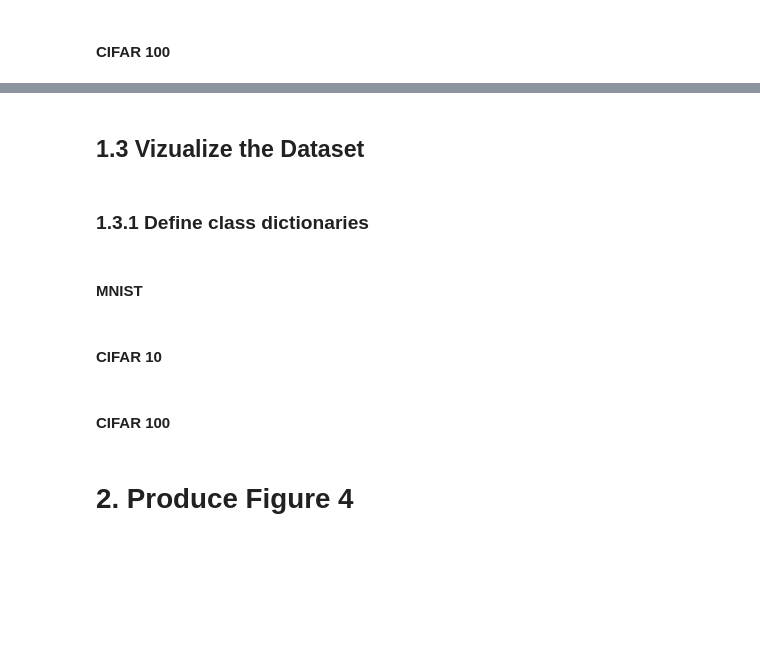
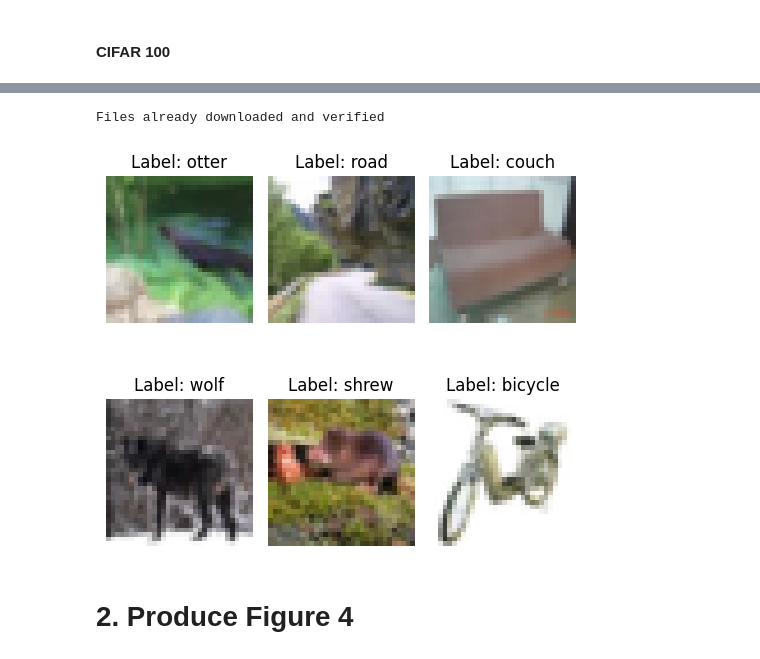
Before and after one commit to roduit/EE-411-FOIL-Project, a Jupyter notebook: source/main.ipynb, the cells around one changed output, grey strips where cells are left out. Saved outputs shown, nothing was run; the diff lists cells and outputs as text; code cells hidden in the pictures; blank space fills up the shorter version.

```diff
--- a/source/main.ipynb
+++ b/source/main.ipynb
@@ -153,4 +69,0 @@ CIFAR_100_test_dataset_aug = torchvision.datasets.CIFAR100(
-# %% [markdown]
-## 1.3 Vizualize the Dataset
-# %% [markdown]
-### 1.3.1 Define class dictionaries
@@ -167,6 +70,6 @@ cifar100_dict = [label.decode('utf-8') for label in metadata[b'fine_label_names'
-# %% [markdown]
-#### MNIST
 # %%
-visualize_dataset((np.array(MNIST_train_dataset.data), np.array(MNIST_train_dataset.targets)), num_images=6)
+CIFAR100 = NoisyCIFAR100()
+visualize_dataset((np.array(CIFAR100.cifar100.data), np.array(CIFAR100.cifar100.targets)), num_images=6,label_names=cifar100_dict)
+# %% [output]
+Files already downloaded and verified
+[figure, added]
-# %% [markdown]
-#### CIFAR 10
@@ -175,2 +75,0 @@ visualize_dataset((np.array(CIFAR_10_train_dataset.data), np.array(CIFAR_10_trai
-# %% [markdown]
-#### CIFAR 100
```
Also changed, not shown: parts of 29 cells of this notebook, 4 other files.
